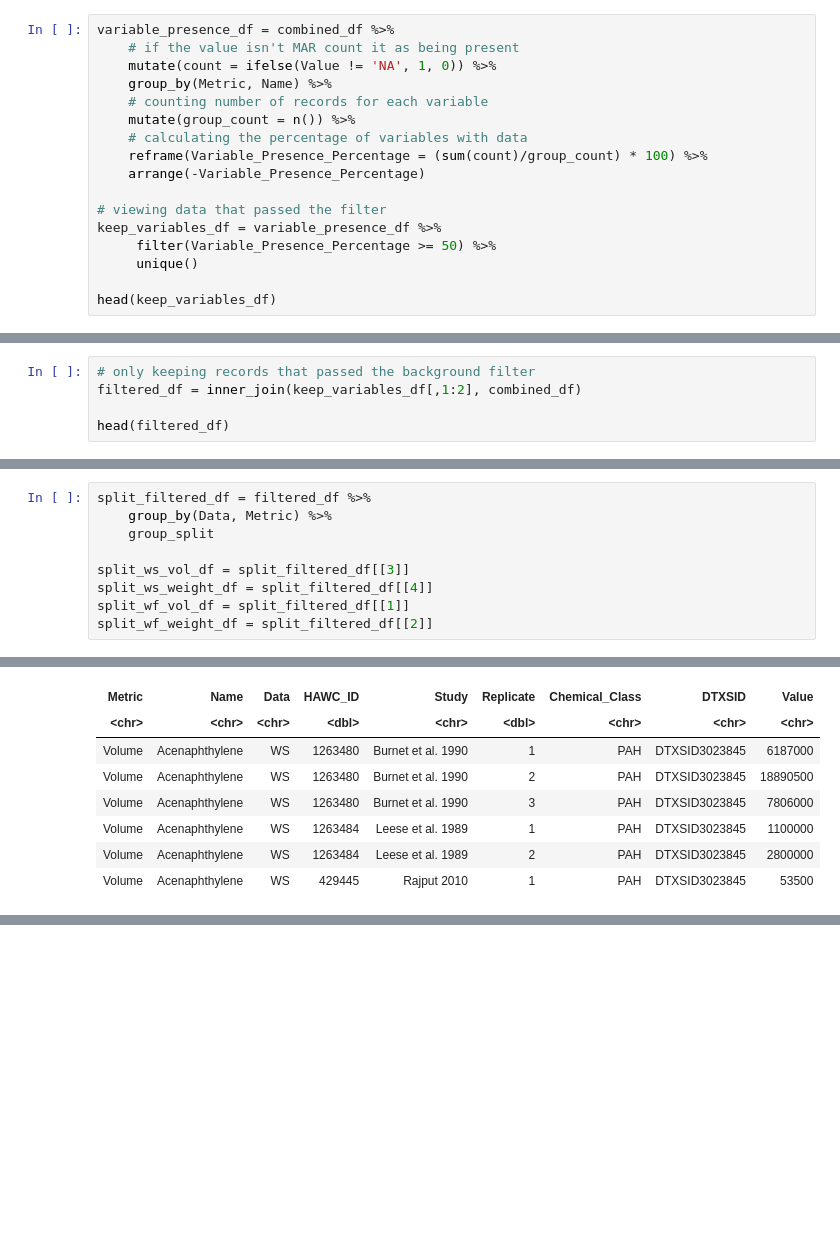
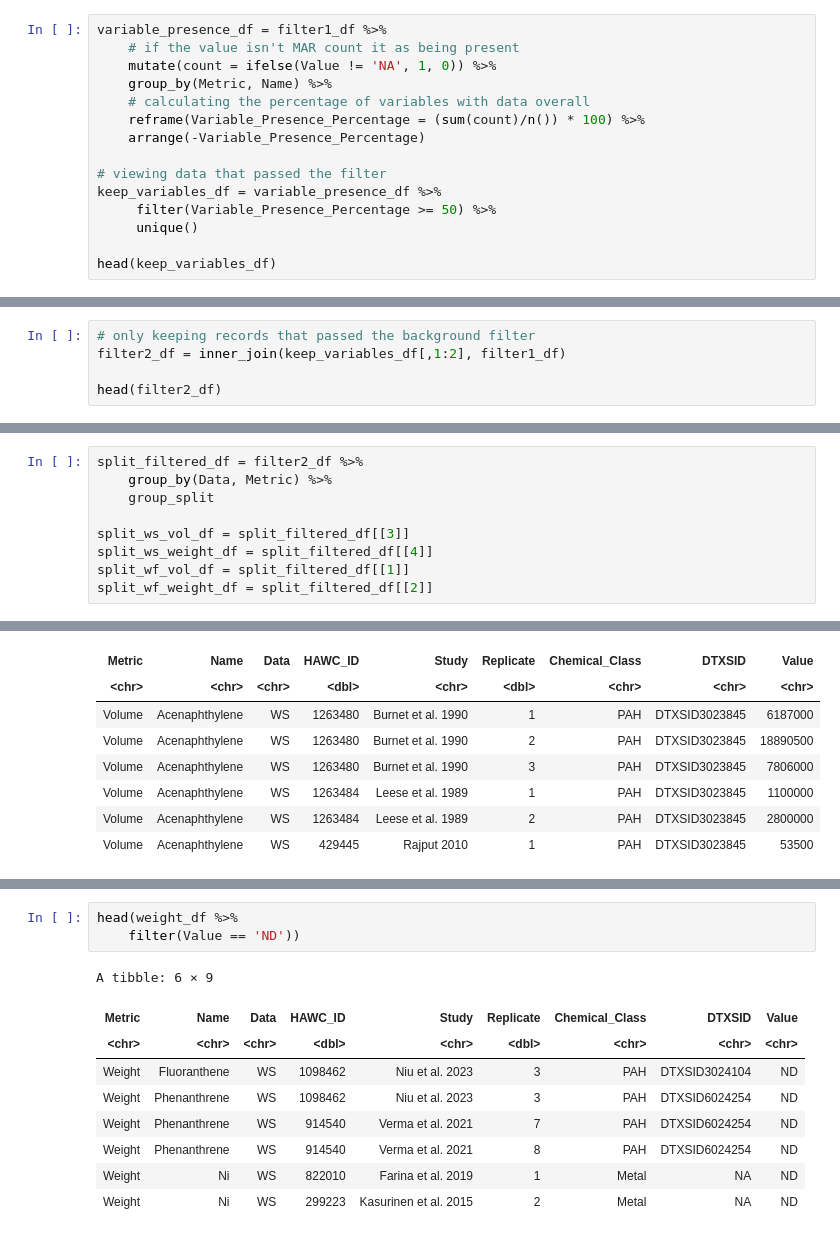
Before and after one commit to UNC-CEMALB/P1015.-Wildfire_Suffcient_Similiarity, a Jupyter notebook: 1. Data Processing/Data Processing.ipynb, the cells around one changed output, grey strips where cells are left out. Cells and saved outputs as stored; diff of their text form; blank space fills up the shorter version.

```diff
--- a/1. Data Processing/Data Processing.ipynb
+++ b/1. Data Processing/Data Processing.ipynb
@@ -102,12 +144,10 @@ A data.frame: 6 × 9
 # %%
-variable_presence_df = combined_df %>%
+variable_presence_df = filter1_df %>%
     # if the value isn't MAR count it as being present
     mutate(count = ifelse(Value != 'NA', 1, 0)) %>%
     group_by(Metric, Name) %>%
-    # counting number of records for each variable
-    mutate(group_count = n()) %>%
-    # calculating the percentage of variables with data
-    reframe(Variable_Presence_Percentage = (sum(count)/group_count) * 100) %>%
+    # calculating the percentage of variables with data overall
+    reframe(Variable_Presence_Percentage = (sum(count)/n()) * 100) %>%
     arrange(-Variable_Presence_Percentage)
 
 # viewing data that passed the filter
@@ -128,9 +168,9 @@ A tibble: 6 × 3
 | Volume | 1,8-Dihydroxynaphthalene | 100 |
 # %%
 # only keeping records that passed the background filter
-filtered_df = inner_join(keep_variables_df[,1:2], combined_df)
+filter2_df = inner_join(keep_variables_df[,1:2], filter1_df)
 
-head(filtered_df)
+head(filter2_df)
 # %% [output]
 Joining with `by = join_by(Metric, Name)`
 A tibble: 6 × 9
@@ -156,5 +194,5 @@ This time variables will be retained only if woodsmoke and wildfire samples are
 # %%
-split_filtered_df = filtered_df %>%
+split_filtered_df = filter2_df %>%
     group_by(Data, Metric) %>%
     group_split
 
@@ -247,0 +256,13 @@ A tibble: 6 × 9
+# %%
+head(weight_df %>%
+    filter(Value == 'ND'))
+# %% [output]
+A tibble: 6 × 9
+| Metric | Name | Data | HAWC_ID | Study | Replicate | Chemical_Class | DTXSID | Value |
+| <chr> | <chr> | <chr> | <dbl> | <chr> | <dbl> | <chr> | <chr> | <chr> |
+| Weight | Fluoranthene | WS | 1098462 | Niu et al. 2023 | 3 | PAH | DTXSID3024104 | ND |
+| Weight | Phenanthrene | WS | 1098462 | Niu et al. 2023 | 3 | PAH | DTXSID6024254 | ND |
+| Weight | Phenanthrene | WS | 914540 | Verma et al. 2021 | 7 | PAH | DTXSID6024254 | ND |
+| Weight | Phenanthrene | WS | 914540 | Verma et al. 2021 | 8 | PAH | DTXSID6024254 | ND |
+| Weight | Ni | WS | 822010 | Farina et al. 2019 | 1 | Metal | NA | ND |
+| Weight | Ni | WS | 299223 | Kasurinen et al. 2015 | 2 | Metal | NA | ND |
```
Also changed, not shown: parts of 26 cells of this notebook.
